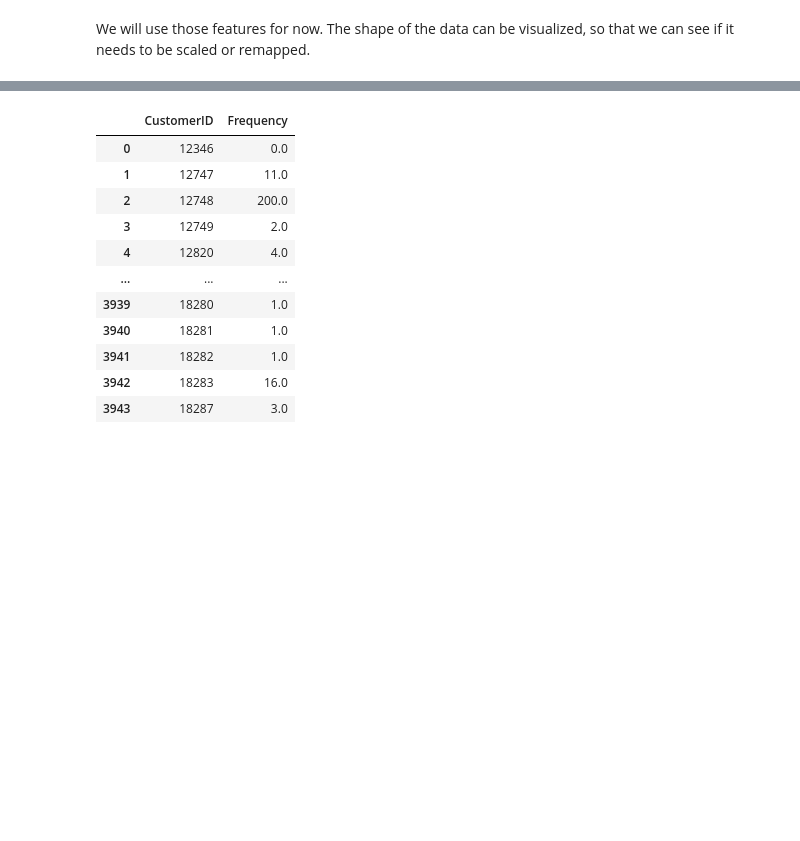
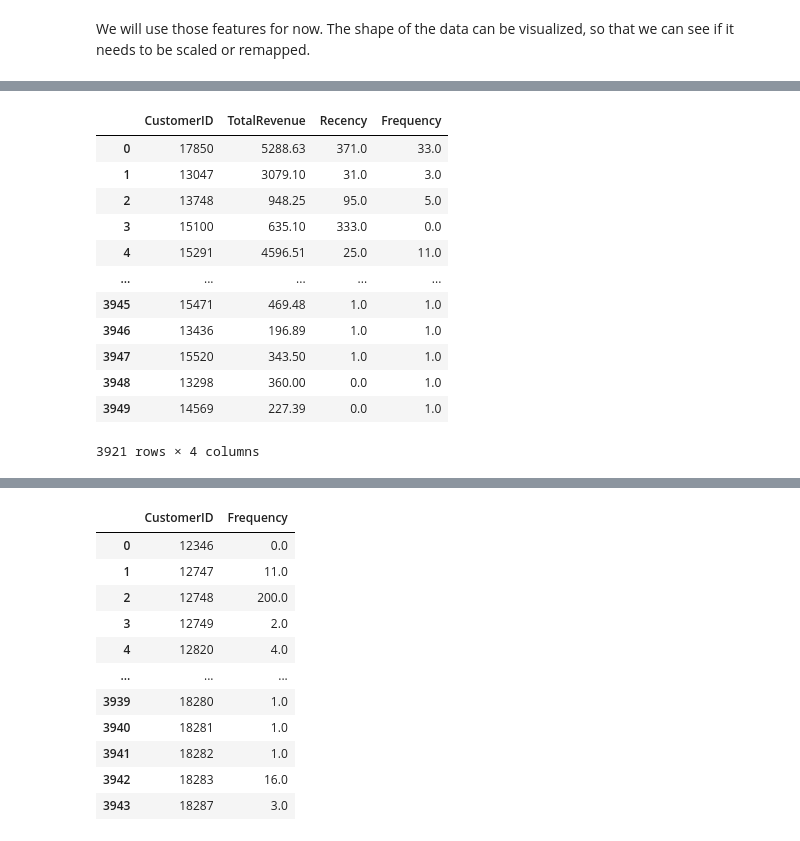
Before and after one commit to brenosakaguti/clustering, a Jupyter notebook: clusterization.ipynb, the cells around one changed output, grey strips where cells are left out. Drawn from its saved outputs; the diff is of its cells as text; code cells hidden in the pictures; blank space fills up the shorter version.

```diff
--- a/clusterization.ipynb
+++ b/clusterization.ipynb
@@ -185,4 +216,18 @@ df1[df1["CustomerID"] == 12346]
 # %%
-df2[df2["CustomerID"] == 12346]
+df2
+# %% [output]
+|  | CustomerID | TotalRevenue | Recency | Frequency |
+| 0 | 17850 | 5288.63 | 371.0 | 33.0 |
+| 1 | 13047 | 3079.10 | 31.0 | 3.0 |
+| 2 | 13748 | 948.25 | 95.0 | 5.0 |
+| 3 | 15100 | 635.10 | 333.0 | 0.0 |
+| 4 | 15291 | 4596.51 | 25.0 | 11.0 |
+| ... | ... | ... | ... | ... |
+| 3945 | 15471 | 469.48 | 1.0 | 1.0 |
+| 3946 | 13436 | 196.89 | 1.0 | 1.0 |
+| 3947 | 15520 | 343.50 | 1.0 | 1.0 |
+| 3948 | 13298 | 360.00 | 0.0 | 1.0 |
+| 3949 | 14569 | 227.39 | 0.0 | 1.0 |
+3921 rows × 4 columns
 # %%
 df2["TotalRevenue"].sort_values(ascending=False)
```
Also changed, not shown: parts of 17 cells of this notebook.
